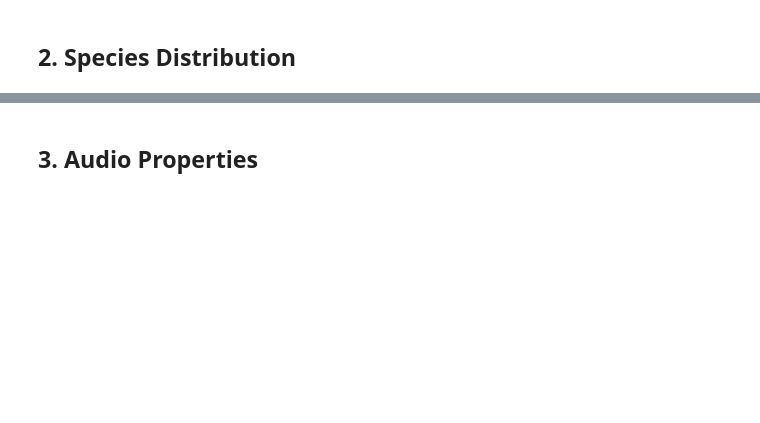
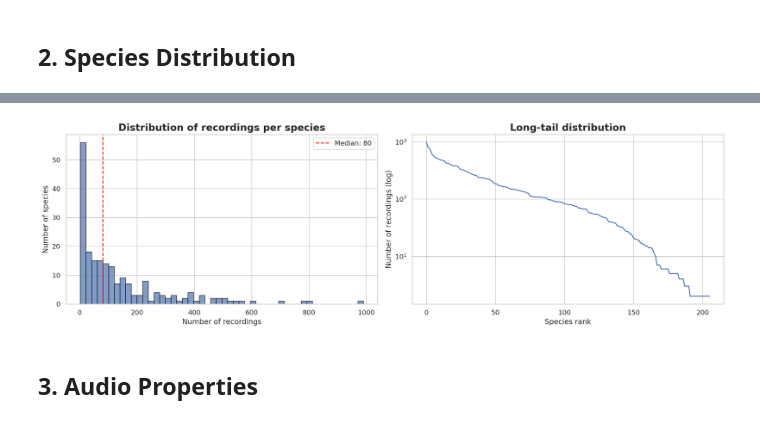
Before and after one commit to dsgt-arc/birdclef-2026, a Jupyter notebook: user/murilo/experiments/005-pretrained-finetune/notebooks/eda_birdclef2025.ipynb, the cells around one changed output, grey strips where cells are left out. Drawn from its saved outputs; the diff is of its cells as text; code cells hidden in the pictures; blank space fills up the shorter version.

```diff
--- a/user/murilo/experiments/005-pretrained-finetune/notebooks/eda_birdclef2025.ipynb
+++ b/user/murilo/experiments/005-pretrained-finetune/notebooks/eda_birdclef2025.ipynb
@@ -51,29 +117,31 @@ print(
 # %%
 # Species distribution plot
-fig, axes = plt.subplots(1, 2, figsize=(16, 5))
+fig, axes = plt.subplots(1, 2, figsize=(16, 5), dpi=200)
 
 # Histogram of recordings per species
 axes[0].hist(species_counts.values, bins=50, edgecolor="black", alpha=0.7)
 axes[0].set_xlabel("Number of recordings")
 axes[0].set_ylabel("Number of species")
-axes[0].set_title("Distribution of recordings per species")
+axes[0].set_title("Distribution of recordings per species", weight="bold", fontsize=16)
 axes[0].axvline(
     species_counts.median(),
     color="red",
     linestyle="--",
     label=f"Median: {species_counts.median():.0f}",
 )
 axes[0].legend()
 
 # Sorted species counts (log scale)
 axes[1].plot(range(len(species_counts)), species_counts.values)
 axes[1].set_xlabel("Species rank")
 axes[1].set_ylabel("Number of recordings (log)")
-axes[1].set_title("Long-tail distribution")
+axes[1].set_title("Long-tail distribution", weight="bold", fontsize=16)
 axes[1].set_yscale("log")
 
 plt.tight_layout()
 plt.show()
+# %% [output]
+[figure, added]
 # %% [markdown]
 ## 3. Audio Properties
 # %%
```
Also changed, not shown: parts of 11 cells of this notebook.
